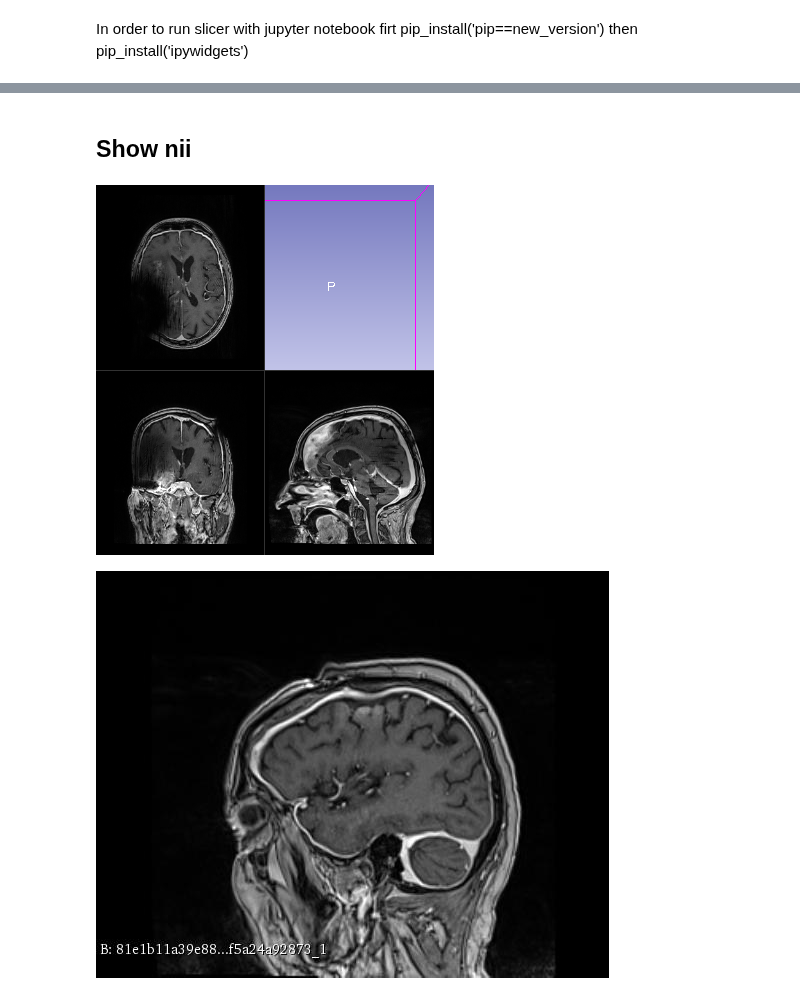
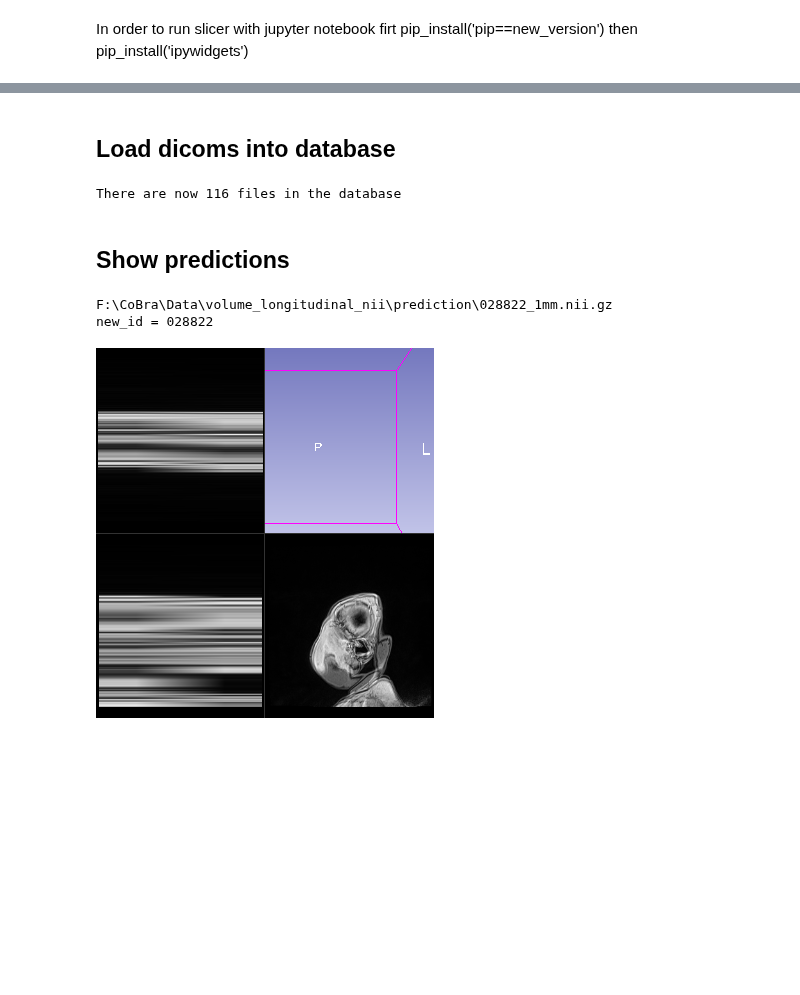
Before and after one commit to Kiril94/Thesis, a Jupyter notebook: cobra/t1_long/examine_failed_seg.ipynb, the cells around one changed output, grey strips where cells are left out. Saved outputs shown, nothing was run; the diff lists cells and outputs as text; code cells hidden in the pictures; blank space fills up the shorter version.

Commit message:
copying missing dicoms from sif

```diff
--- a/cobra/t1_long/examine_failed_seg.ipynb
+++ b/cobra/t1_long/examine_failed_seg.ipynb
@@ -47,0 +63,2 @@ with open(join(data_long_dir, "failed_seg.pkl"), 'rb') as f:
+# %% [markdown]
+## Load dicoms into database
@@ -48,25 +70,20 @@ with open(join(data_long_dir, "failed_seg.pkl"), 'rb') as f:
+# %%
+print("There are now",len(DICOMUtils.allSeriesUIDsInDatabase()),'files in the database')
+# %% [output]
+There are now 116 files in the database
 # %% [markdown]
-## Show nii
+## Show predictions
 # %%
 slicer.mrmlScene.Clear(False)
-file_num = 1
+file_num = 5
 vol_file, seg_file = failed_seg_files[file_num]
 file_id = split(vol_file)[1][:6]
 
-slicer.util.loadVolume(vol_file)
-slicernb.ViewDisplay()
-#slicer.util.loadSegmentation(seg_file)
-#slicernb.ViewSliceDisplay(positionPercent=5,viewName='Yellow')
-#slicernb.ViewLightboxDisplay( positionRange=[40,45])
+volume = slicer.util.loadVolume(vol_file)
+print(vol_file)
+print('new_id =', file_id)
+slicernb.ViewDisplay("")
 # %% [output]
+F:\CoBra\Data\volume_longitudinal_nii\prediction\028822_1mm.nii.gz
+new_id = 028822
-[figure, old version]
+[figure, new version]
-# %%
-dcm_dir = dir_dic[inv_id_map[file_id]]
-dcms = os.listdir(dcm_dir)
-dcm_file = join(dcm_dir, dcms[int(len(dcms)/2)])
-
-slicer.util.loadVolume(dcm_file)
-#slicer.util.loadSegmentation(seg_file)
-slicernb.ViewSliceDisplay(positionPercent=50, viewName='Yellow')
-# %% [output]
-[figure, removed]
```
Also changed, not shown: parts of 13 cells of this notebook, 2 other files.
